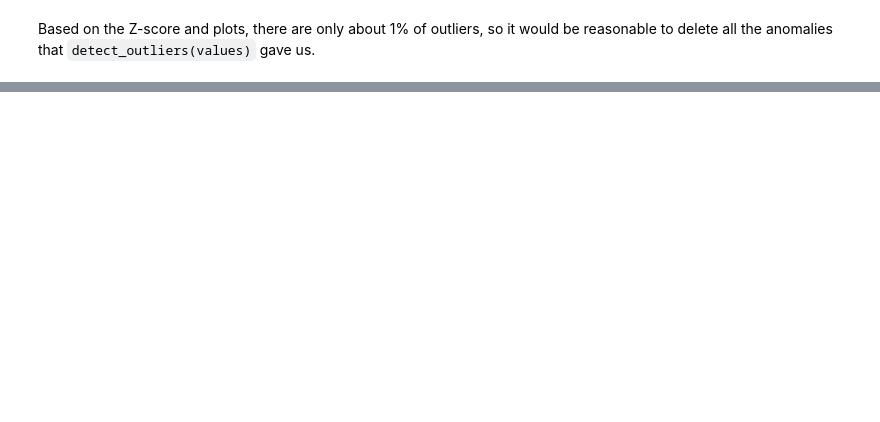
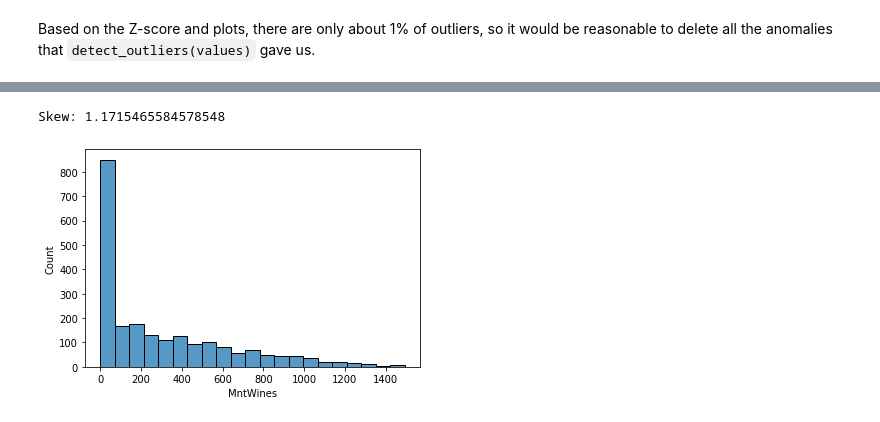
Before and after one commit to jegork/marketing-analytics-kaggle, a Jupyter notebook: Section1.ipynb, the cells around one changed output, grey strips where cells are left out. Cells and saved outputs as stored; diff of their text form; code cells hidden in the pictures; blank space fills up the shorter version.

```diff
--- a/Section1.ipynb
+++ b/Section1.ipynb
@@ -200,0 +216,6 @@ no_outliers_data = data.drop(outliers_to_drop, axis=0)
+# %%
+wines = sns.histplot(no_outliers_data.MntWines)
+print(f"Skew: {no_outliers_data.MntWines.skew()}")
+# %% [output]
+Skew: 1.1715465584578548
+[figure, added]
```
Also changed, not shown: parts of 33 cells of this notebook.
